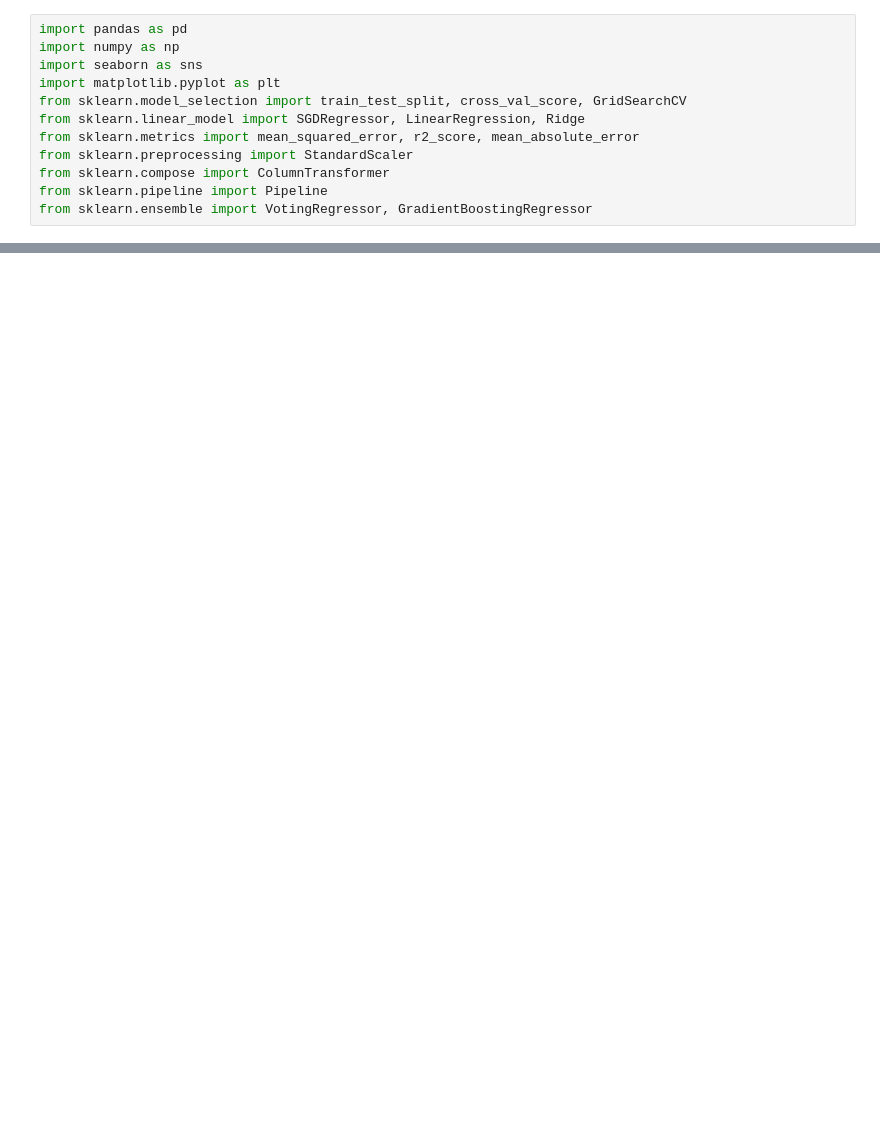
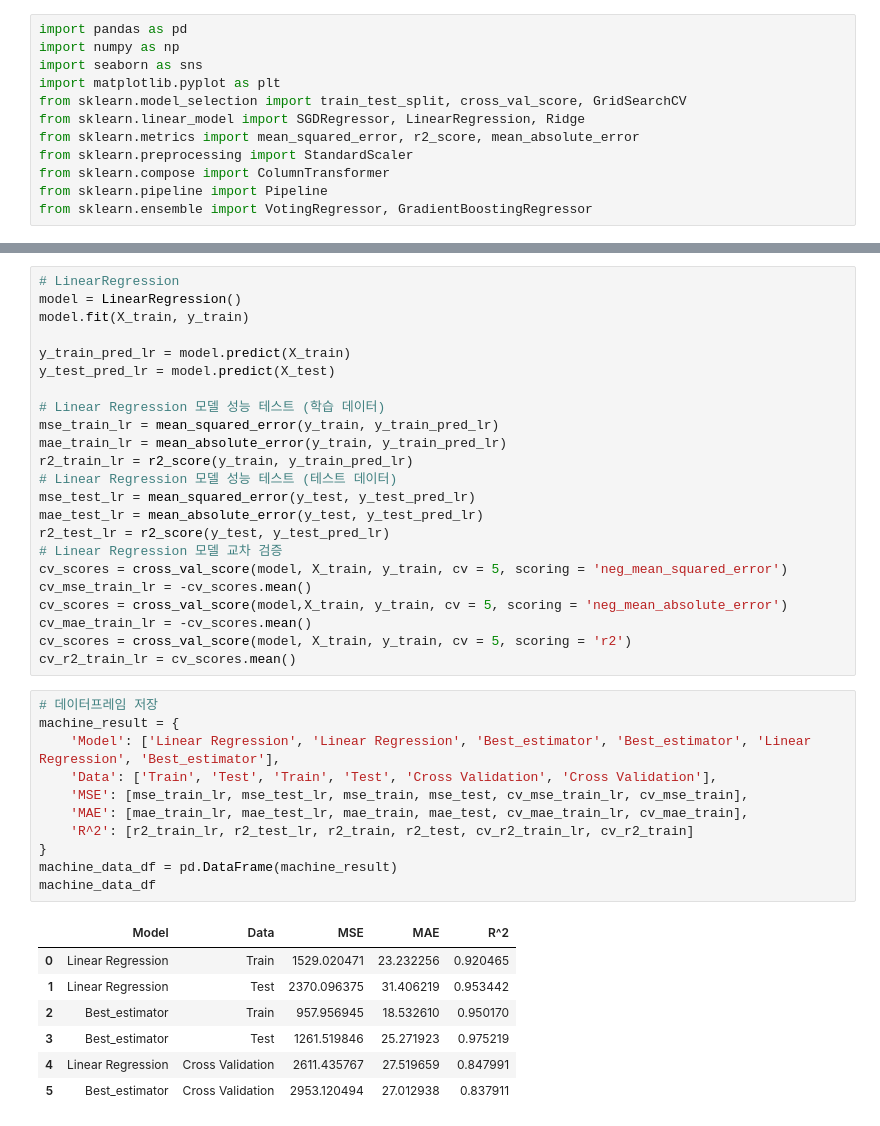
Before and after one commit to seein2/python_basic_1, a Jupyter notebook: pipeline_cpu_data.ipynb, the cells around one changed output, grey strips where cells are left out. Cells and saved outputs as stored; diff of their text form; blank space fills up the shorter version.

```diff
--- a/pipeline_cpu_data.ipynb
+++ b/pipeline_cpu_data.ipynb
@@ -190,0 +225,42 @@ plt.show()
+# %%
+# LinearRegression
+model = LinearRegression()
+model.fit(X_train, y_train)
+
+y_train_pred_lr = model.predict(X_train)
+y_test_pred_lr = model.predict(X_test)
+
+# Linear Regression 모델 성능 테스트 (학습 데이터)
+mse_train_lr = mean_squared_error(y_train, y_train_pred_lr)
+mae_train_lr = mean_absolute_error(y_train, y_train_pred_lr)
+r2_train_lr = r2_score(y_train, y_train_pred_lr)
+# Linear Regression 모델 성능 테스트 (테스트 데이터)
+mse_test_lr = mean_squared_error(y_test, y_test_pred_lr)
+mae_test_lr = mean_absolute_error(y_test, y_test_pred_lr)
+r2_test_lr = r2_score(y_test, y_test_pred_lr)
+# Linear Regression 모델 교차 검증
+cv_scores = cross_val_score(model, X_train, y_train, cv = 5, scoring = 'neg_mean_squared_error')
+cv_mse_train_lr = -cv_scores.mean()
+cv_scores = cross_val_score(model,X_train, y_train, cv = 5, scoring = 'neg_mean_absolute_error')
+cv_mae_train_lr = -cv_scores.mean()
+cv_scores = cross_val_score(model, X_train, y_train, cv = 5, scoring = 'r2')
+cv_r2_train_lr = cv_scores.mean()
+# %%
+# 데이터프레임 저장
+machine_result = {
+    'Model': ['Linear Regression', 'Linear Regression', 'Best_estimator', 'Best_estimator', 'Linear Regression', 'Best_estimator'],
+    'Data': ['Train', 'Test', 'Train', 'Test', 'Cross Validation', 'Cross Validation'],
+    'MSE': [mse_train_lr, mse_test_lr, mse_train, mse_test, cv_mse_train_lr, cv_mse_train],
+    'MAE': [mae_train_lr, mae_test_lr, mae_train, mae_test, cv_mae_train_lr, cv_mae_train],
+    'R^2': [r2_train_lr, r2_test_lr, r2_train, r2_test, cv_r2_train_lr, cv_r2_train]
+}
+machine_data_df = pd.DataFrame(machine_result)
+machine_data_df
+# %% [output]
+|  | Model | Data | MSE | MAE | R^2 |
+| 0 | Linear Regression | Train | 1529.020471 | 23.232256 | 0.920465 |
+| 1 | Linear Regression | Test | 2370.096375 | 31.406219 | 0.953442 |
+| 2 | Best_estimator | Train | 957.956945 | 18.532610 | 0.950170 |
+| 3 | Best_estimator | Test | 1261.519846 | 25.271923 | 0.975219 |
+| 4 | Linear Regression | Cross Validation | 2611.435767 | 27.519659 | 0.847991 |
+| 5 | Best_estimator | Cross Validation | 2953.120494 | 27.012938 | 0.837911 |
```
Also changed, not shown: parts of 10 cells of this notebook, 1 other file.
